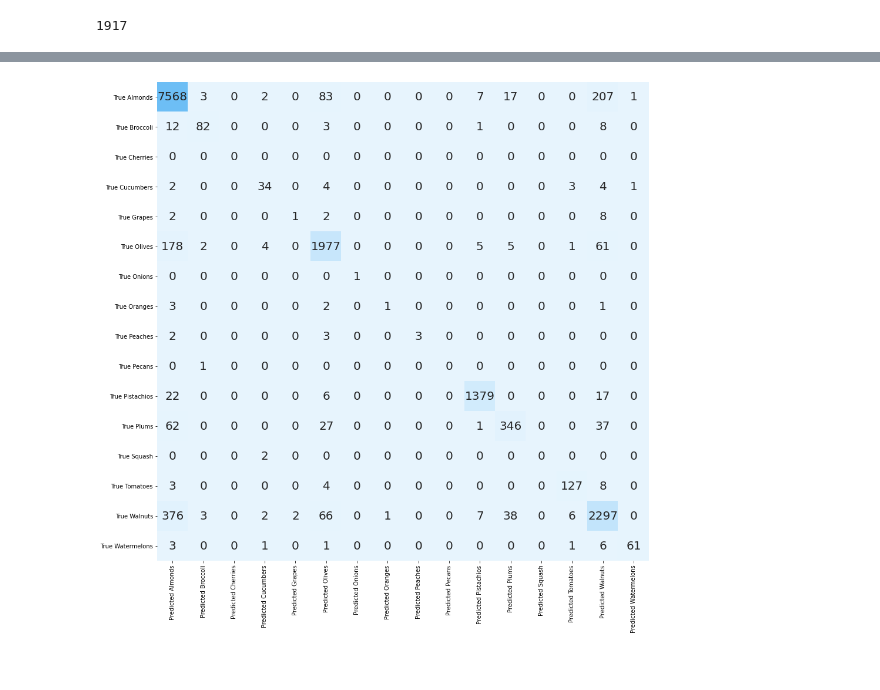
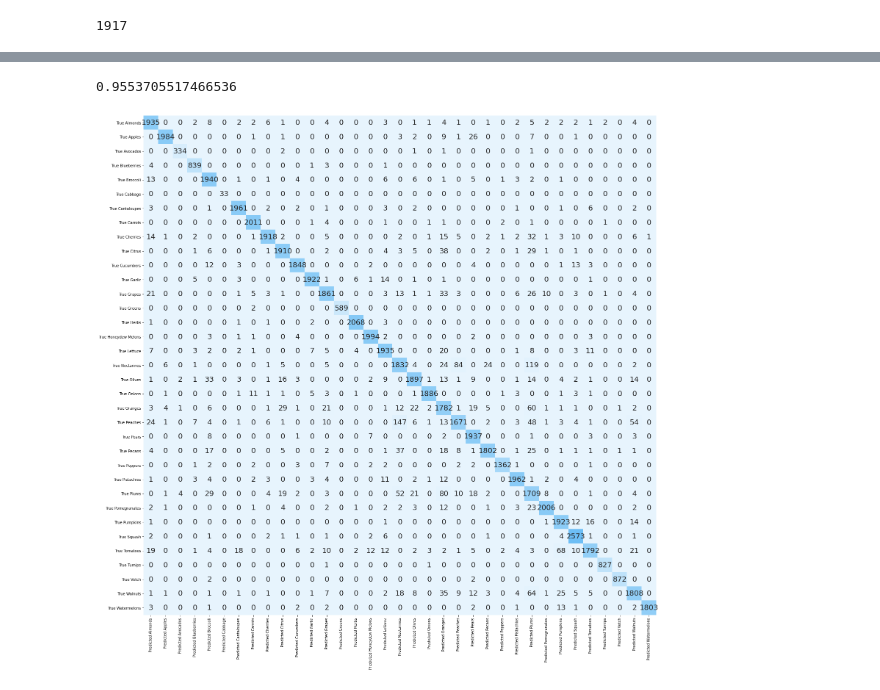
Before and after one commit to datasciencerf/u_net_3d, a Jupyter notebook: notebooks/Random Forest Predictions.ipynb, the cells around one changed output, grey strips where cells are left out. Cells and saved outputs as stored; diff of their text form; code cells hidden in the pictures.

```diff
--- a/notebooks/Random Forest Predictions.ipynb
+++ b/notebooks/Random Forest Predictions.ipynb
@@ -400,16 +307,18 @@ from sklearn.metrics import accuracy_score, confusion_matrix
 from sklearn.ensemble import RandomForestClassifier, GradientBoostingClassifier
 # %%
 import seaborn as sns
-def get_conf_matrix(y_true, y_pred, labels):
+def get_conf_matrix(y_true, y_pred, labels, save=False):
     df = pd.DataFrame(confusion_matrix(y_true, y_pred, labels))
     df.columns = [f'Predicted {lab}' for lab in labels]
     df.index = [f'True {lab}' for lab in labels]
     cmap = sns.light_palette((237, 85, 74), input="husl",as_cmap=True)
-    plt.figure(figsize=(15,15))
+    plt.figure(figsize=(25,25))
     sns.heatmap(df,annot=True, fmt='d', cbar=0, cmap=cmap, annot_kws={"size": 20})
+    if save:
+        plt.savefig(save)
     plt.show()
 # %%
-X_train, X_test, y_train, y_test = train_test_split(X, y, test_size=0.2, random_state=2020)
+X_train, X_test, y_train, y_test = train_test_split(X_t, y_t, test_size=0.2, random_state=2020)
 # %%
 clf = RandomForestClassifier() # Will try default hyperparameters to start
 clf.fit(X_train, y_train)
@@ -424,4 +327,8 @@ RandomForestClassifier(bootstrap=True, class_weight=None, criterion='gini',
-# %%
-get_conf_matrix(y_test, clf.predict(X_test), clf.classes_)
-# %% [output]
-[figure, removed]
+# %%
+#preds = clf.predict(X_test)
+print(accuracy_score(y_test, preds))
+save_fp = r'C:\Users\DIOTJA\PycharmProjects\u_net_3d\saved_models\saved_data\cfm.png'
+get_conf_matrix(y_test, preds, clf.classes_, save_fp)
+# %% [output]
+0.9553705517466536
+[figure, added]
```
Also changed, not shown: parts of 30 cells of this notebook.
